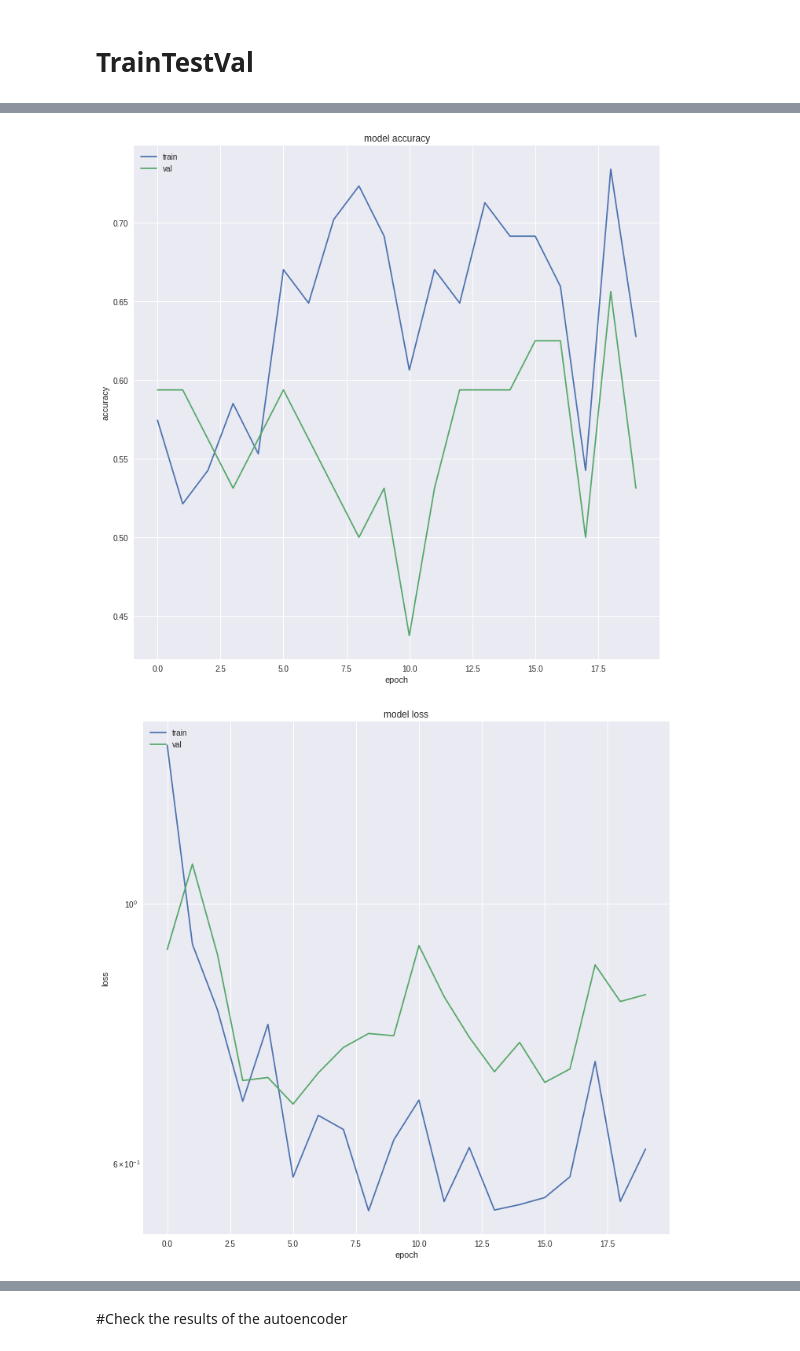
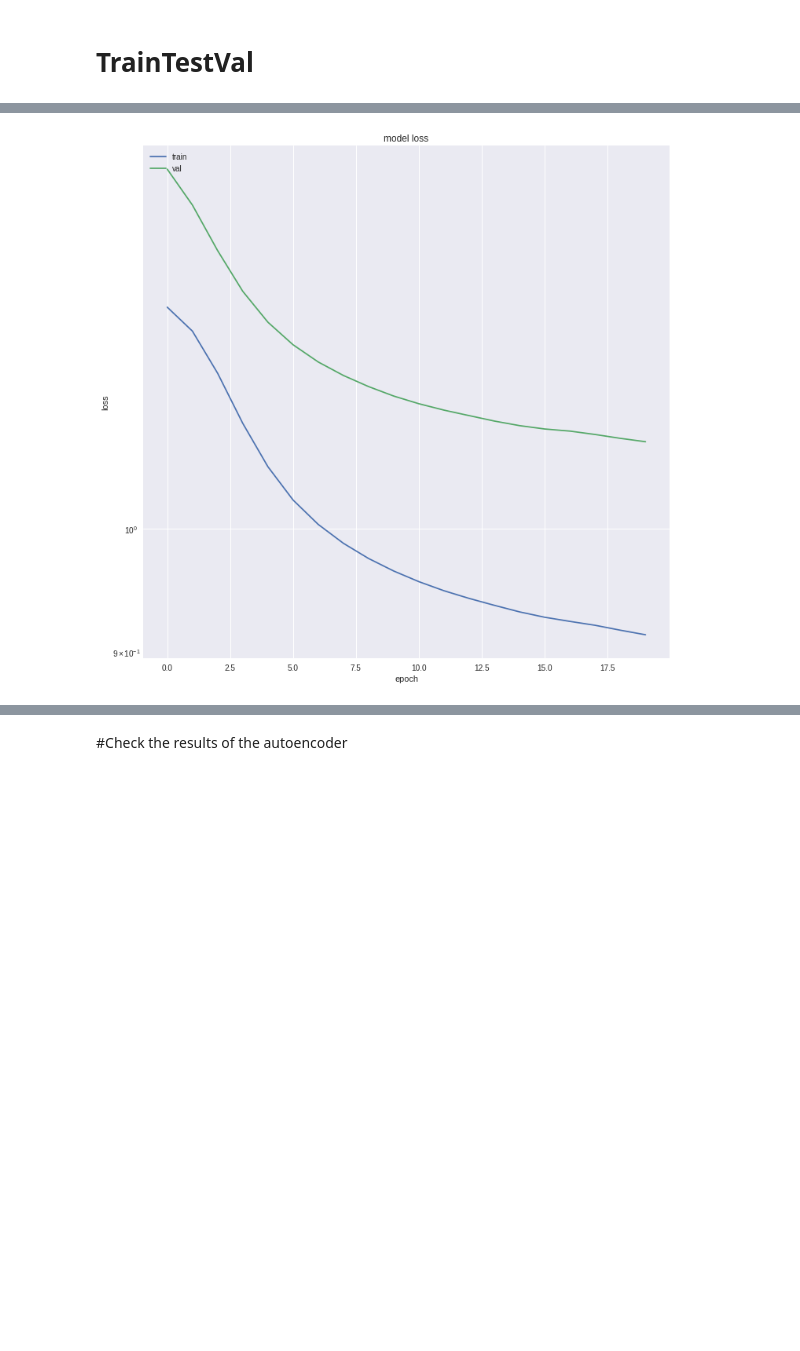
Before and after one commit to kylemath/DeepEEG, a Jupyter notebook: notebooks/DeepEEG.ipynb, the cells around one changed output, grey strips where cells are left out. Drawn from its saved outputs; the diff is of its cells as text; code cells hidden in the pictures; blank space fills up the shorter version.

```diff
--- a/notebooks/DeepEEG.ipynb
+++ b/notebooks/DeepEEG.ipynb
@@ -115,8 +114,8 @@ load_verbose = True
 
 #for testing
 #subs = [ 205, 207, 208, 209]
-subs = [2]
-nsesh = 1
+#subs = [2]
+#nsesh = 1
 #number of sessions in each subject folder
 
 ## Can load other experiments like this - NN and CNN model works great
@@ -127,10 +126,10 @@ nsesh = 1
 ##
 
 ## Can load other experiments like this - NN and CNN model works best here
-subs = [ 4]
-nsesh = 1
-data_dir = 'visual/SSVEP'
-event_names = ['f30Hz','f20Hz']
+#subs = [ 4]
+#nsesh = 1
+#data_dir = 'visual/SSVEP'
+#event_names = ['f30Hz','f20Hz']
 
 ##
 
@@ -175,7 +175,7 @@ from DeepEEG.tools import PreProcess
 ##Preprocessing Settings
 event_id = {event_names[1]: event_nums[1], event_names[0]: event_nums[0]} #create dict
 
-epochs = PreProcess(raw, event_id, rej_thresh_uV=500,
+epochs = PreProcess(raw, event_id, rej_thresh_uV=1000,
                     plot_psd=False,plot_events=False,plot_erp=True)
 
 
@@ -202,9 +202,10 @@ from DeepEEG.tools import FeatureEngineer
 #change this so epochs can either be a mne epochs object,
 #or can be an encoded latent space from the autoencoder
 #automatically detects type
-feats = FeatureEngineer( epochs, model_type = 'NN',
-                             frequency_domain=1,wave_cycles=2,flims=(4,40),
+feats = FeatureEngineer( epochs, model_type = 'AUTO',
+                             frequency_domain=0,wave_cycles=2,flims=(4,40),
                              electrodes_out=[0,1,2,3],spect_baseline=[-.1,0])
+
 
 #frequency_domain=0,
 #normalization=True,
@@ -238,5 +239,5 @@ Class Weights: [0.95918367 1.04444444]
 # %%
 from DeepEEG.tools import CreateModel
 model, encoder = CreateModel(feats,
-                    model_type='NN', batch_size = 2)
+                    model_type='AUTO', batch_size = 256)
 # %% [output]
@@ -246,7 +247,7 @@ Creating NN Model
 # %%
 from DeepEEG.tools import TrainTestVal
 TrainTestVal(model, feats,
-             batch_size=2,train_epochs=20,
-             model_type='NN')
+             batch_size=256,train_epochs=20,
+             model_type='AUTO')
 # %% [output]
 Training Model:
@@ -269,2 +270 @@ Epoch 20/20
-[figure, old version]
+[figure, new version]
-[figure, removed]
```
Also changed, not shown: parts of 9 cells of this notebook.
